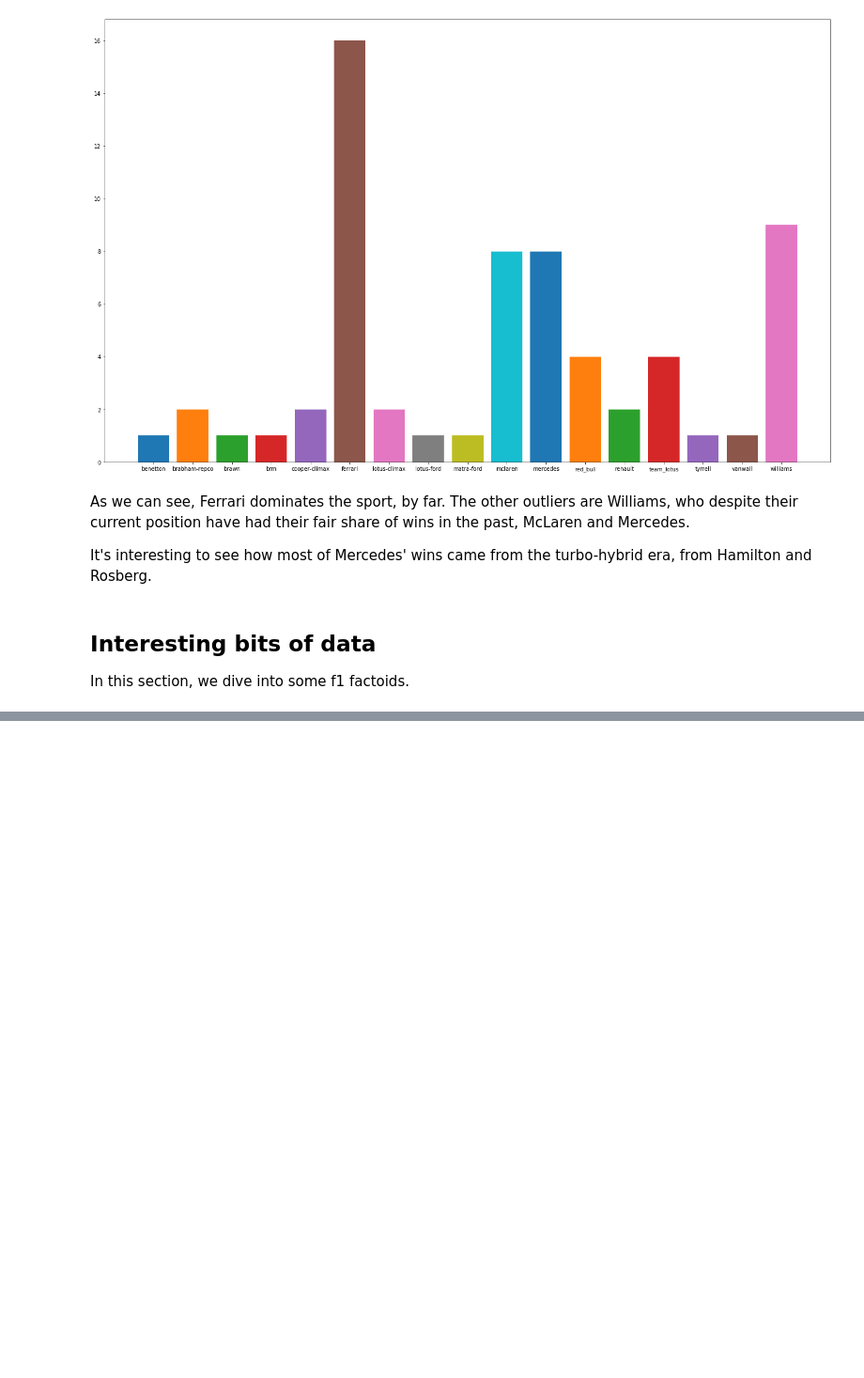
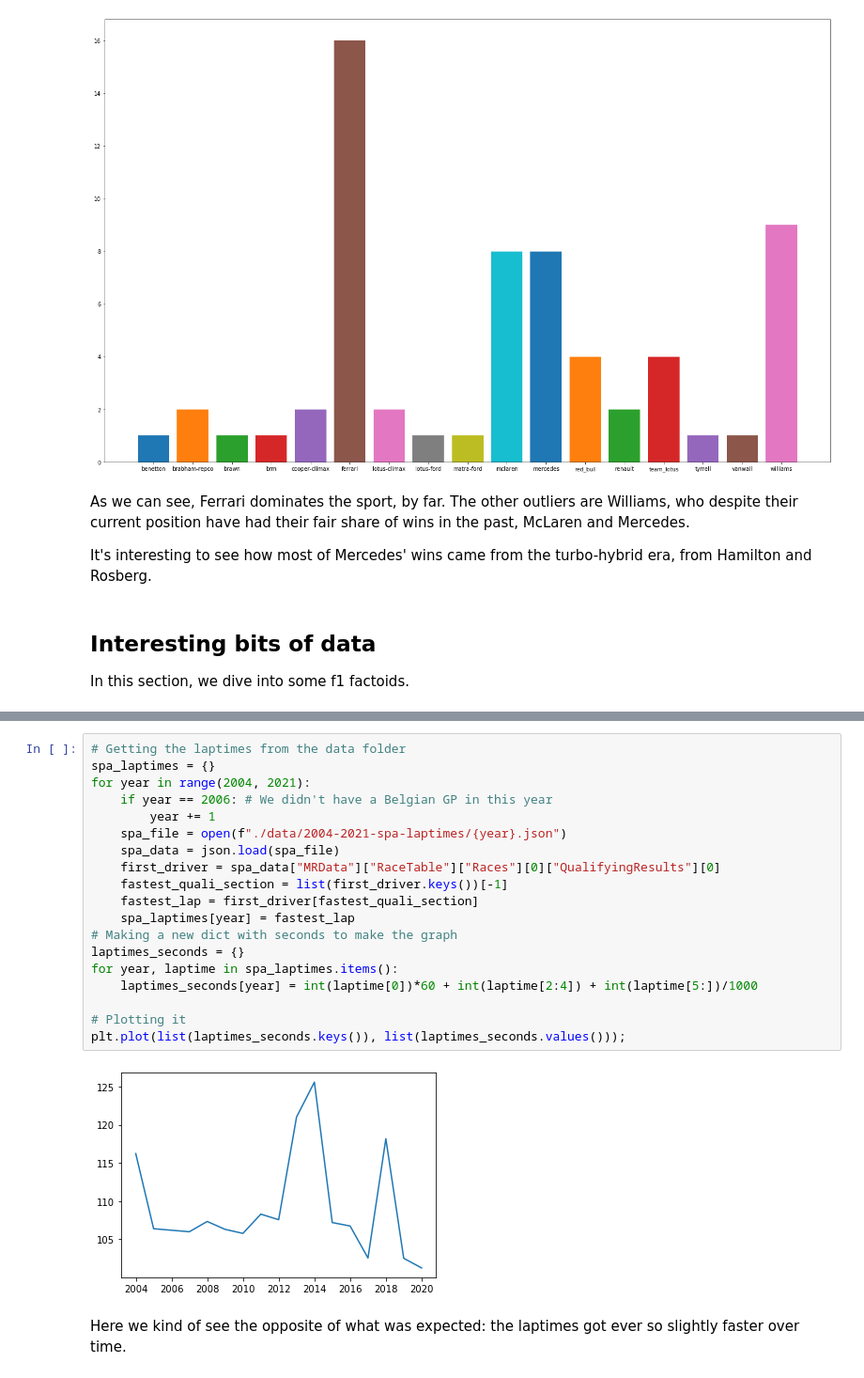
Before and after one commit to leoDomingos/study-on-formula-1-champions, a Jupyter notebook: f1-drivers-study.ipynb, the cells around one changed output, grey strips where cells are left out. Shown: that part at 94% size. Saved outputs shown, nothing was run; the diff lists cells and outputs as text; blank space fills up the shorter version.

```diff
--- a/f1-drivers-study.ipynb
+++ b/f1-drivers-study.ipynb
@@ -309,0 +372,23 @@ In this section, we dive into some f1 factoids.
+# %%
+# Getting the laptimes from the data folder
+spa_laptimes = {}
+for year in range(2004, 2021):
+    if year == 2006: # We didn't have a Belgian GP in this year
+        year += 1
+    spa_file = open(f"./data/2004-2021-spa-laptimes/{year}.json")
+    spa_data = json.load(spa_file)
+    first_driver = spa_data["MRData"]["RaceTable"]["Races"][0]["QualifyingResults"][0]
+    fastest_quali_section = list(first_driver.keys())[-1]
+    fastest_lap = first_driver[fastest_quali_section]
+    spa_laptimes[year] = fastest_lap
+# Making a new dict with seconds to make the graph
+laptimes_seconds = {}
+for year, laptime in spa_laptimes.items():
+    laptimes_seconds[year] = int(laptime[0])*60 + int(laptime[2:4]) + int(laptime[5:])/1000
+
+# Plotting it
+plt.plot(list(laptimes_seconds.keys()), list(laptimes_seconds.values()));
+# %% [output]
+[figure, added]
+# %% [markdown]
+Here we kind of see the opposite of what was expected: the laptimes got ever so slightly faster over time.
```
Also changed, not shown: parts of 15 cells of this notebook, 37 other files.
